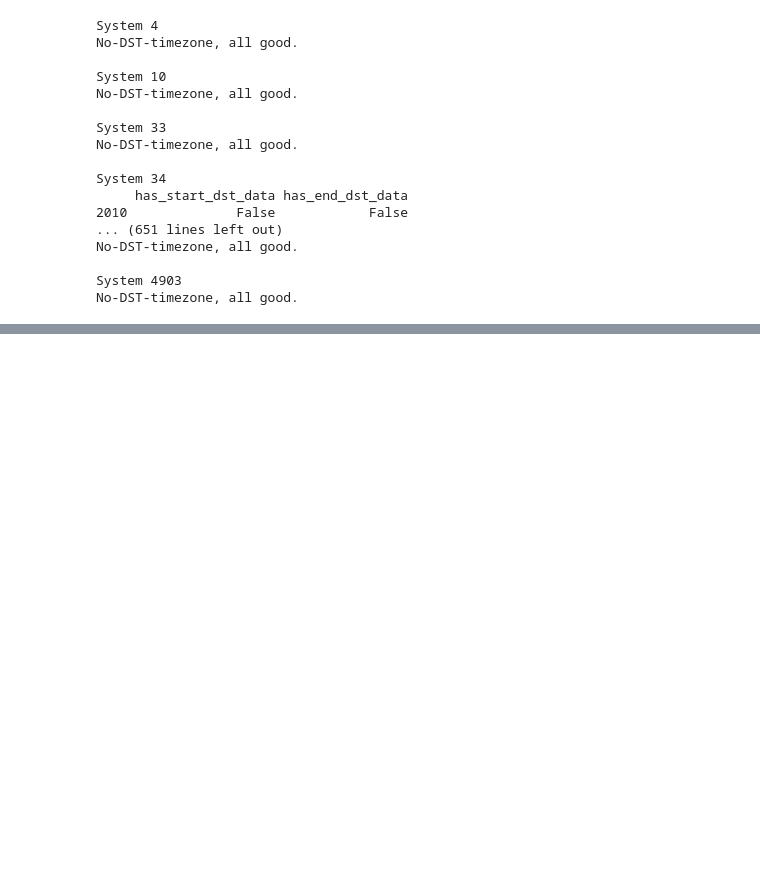
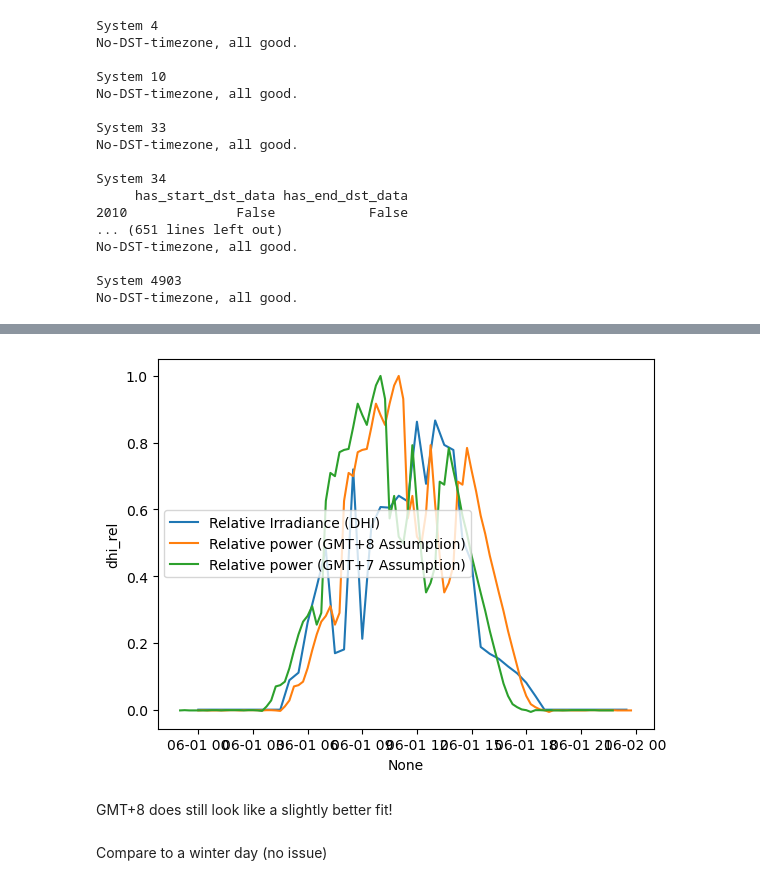
Before and after one commit to Erdos-Projects/predicting-day-ahead-solar-power-production, a Jupyter notebook: src/data/weather/pvlib_practice_CEB.ipynb, the cells around one changed output, grey strips where cells are left out. Saved outputs shown, nothing was run; the diff lists cells and outputs as text; code cells hidden in the pictures; blank space fills up the shorter version.

```diff
--- a/src/data/weather/pvlib_practice_CEB.ipynb
+++ b/src/data/weather/pvlib_practice_CEB.ipynb
@@ -620,0 +926,15 @@ No-DST-timezone, all good.
+# %%
+system_34_rows = systems_cleaned_enough_ac_data[systems_cleaned_enough_ac_data['system_id'] == 34]
+first_ind = system_34_rows.index[0]
+# %%
+my_system_34_year_2011_weather_finer, my_system_34_year_2011_weather_meta = pvlib.iotools.get_nsrdb_psm4_aggregated(
+    latitude=system_34_rows.at[first_ind, 'latitude'],
+    longitude=system_34_rows.at[first_ind, 'longitude'],
+    api_key=nsrdb_api,
+    email = my_email,
+    year=2011,
+    time_step=30,
+    parameters=['clearsky_dhi', 'clearsky_dni', 'clearsky_ghi', 'dhi', 'dni', 'ghi',
+                'solar_zenith_angle'],
+    leap_day=True
+)
@@ -620,0 +950,30 @@ No-DST-timezone, all good.
+# %%
+my_system_34_year_2011_weather_finer.loc[:, 'dhi_rel'] = my_system_34_year_2011_weather_finer['dhi'] / my_system_34_year_2011_weather_finer['dhi'].max()
+# %%
+my_system_34_w_better_day = my_system_34_year_2011_weather_finer[
+    (my_system_34_year_2011_weather_finer['Month'] == 6)
+    & (my_system_34_year_2011_weather_finer['Day'] == 1)
+]
+# %%
+sns.lineplot(
+    x = my_system_34_w_better_day.index,
+    y = my_system_34_w_better_day.dhi_rel,
+    label='Relative Irradiance (DHI)',
+)
+sns.lineplot(
+    x = summer_day_2011_d_adjust_1['time'],
+    y = summer_day_2011_d_adjust_1['power_rel'],
+    label = 'Relative power (GMT+8 Assumption)'
+)
+sns.lineplot(
+    x = summer_day_2011_d_adjust_2['time'],
+    y = summer_day_2011_d_adjust_2['power_rel'],
+    label = 'Relative power (GMT+7 Assumption)'
+)
+plt.show()
+# %% [output]
+[figure, added]
+# %% [markdown]
+GMT+8 does still look like a slightly better fit!
+# %% [markdown]
+Compare to a winter day (no issue)
```
Also changed, not shown: parts of 31 cells of this notebook, 2 other files.
